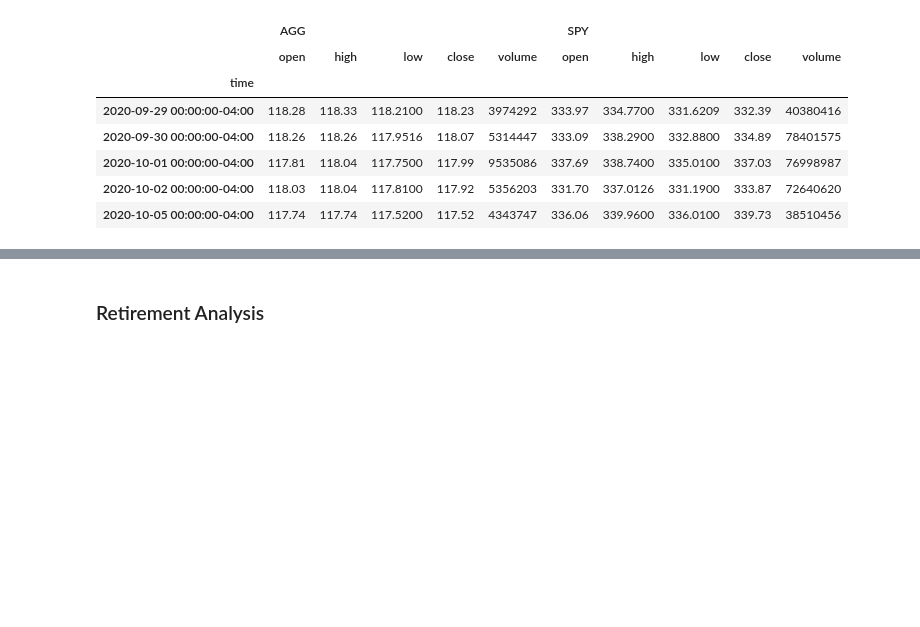
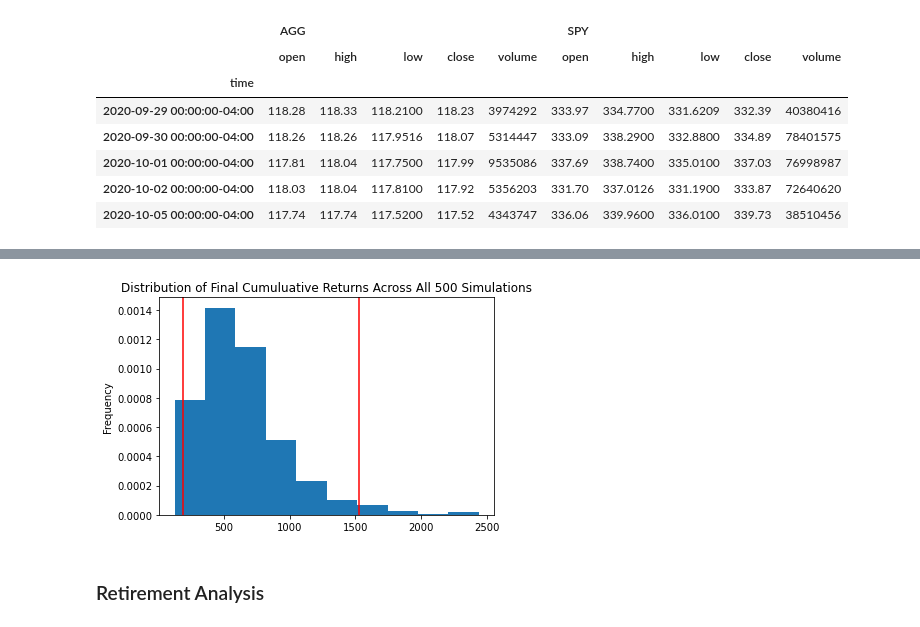
Before and after one commit to fllamas360/API-work, a Jupyter notebook: API_HWK.ipynb, the cells around one changed output, grey strips where cells are left out. Cells and saved outputs as stored; diff of their text form; code cells hidden in the pictures; blank space fills up the shorter version.

```diff
--- a/API_HWK.ipynb
+++ b/API_HWK.ipynb
@@ -188,6 +234,8 @@ MC_thirtyyear = MCSimulation(
 # %%
 # Plot probability distribution and confidence intervals
-# YOUR CODE HERE!
+distro_plot = MC_thirtyyear.plot_distribution()
+# %% [output]
+[figure, added]
 # %% [markdown]
 ### Retirement Analysis
 # %%
```
Also changed, not shown: parts of 10 cells of this notebook.
